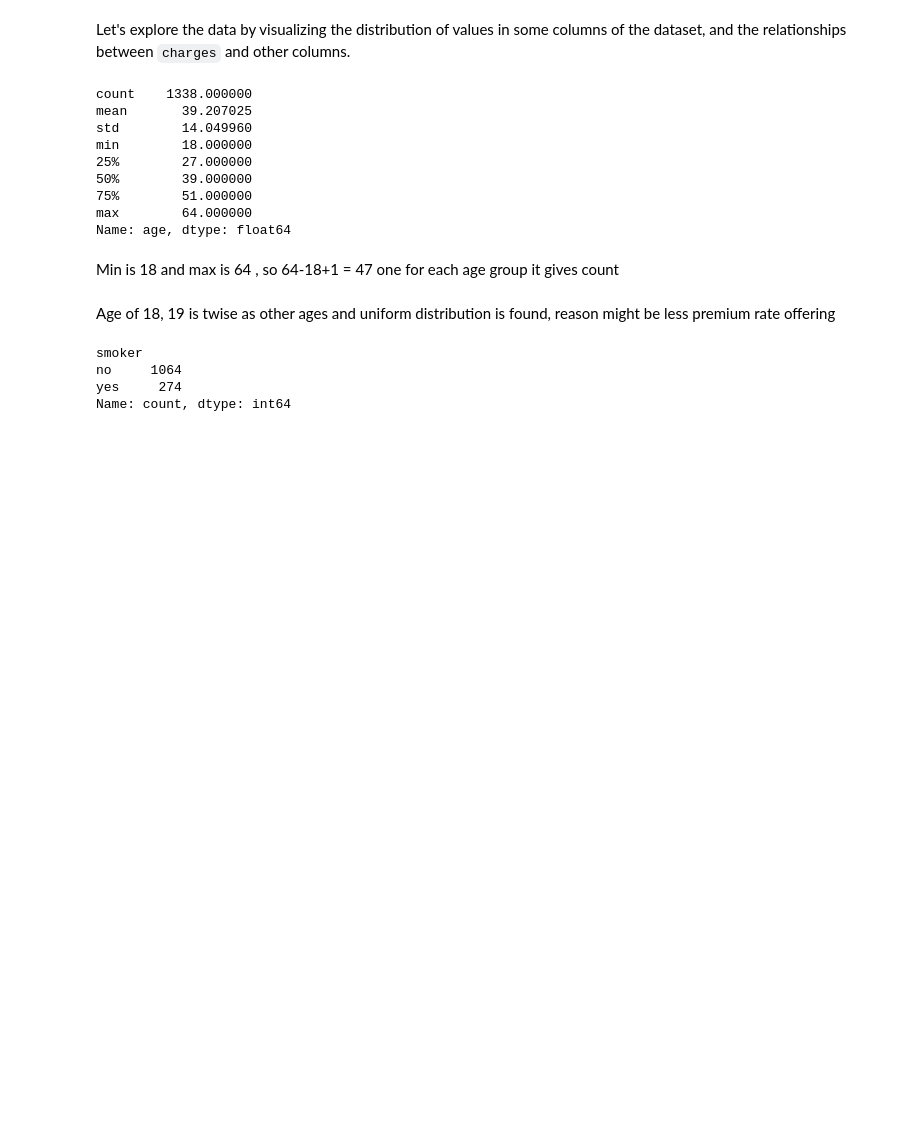
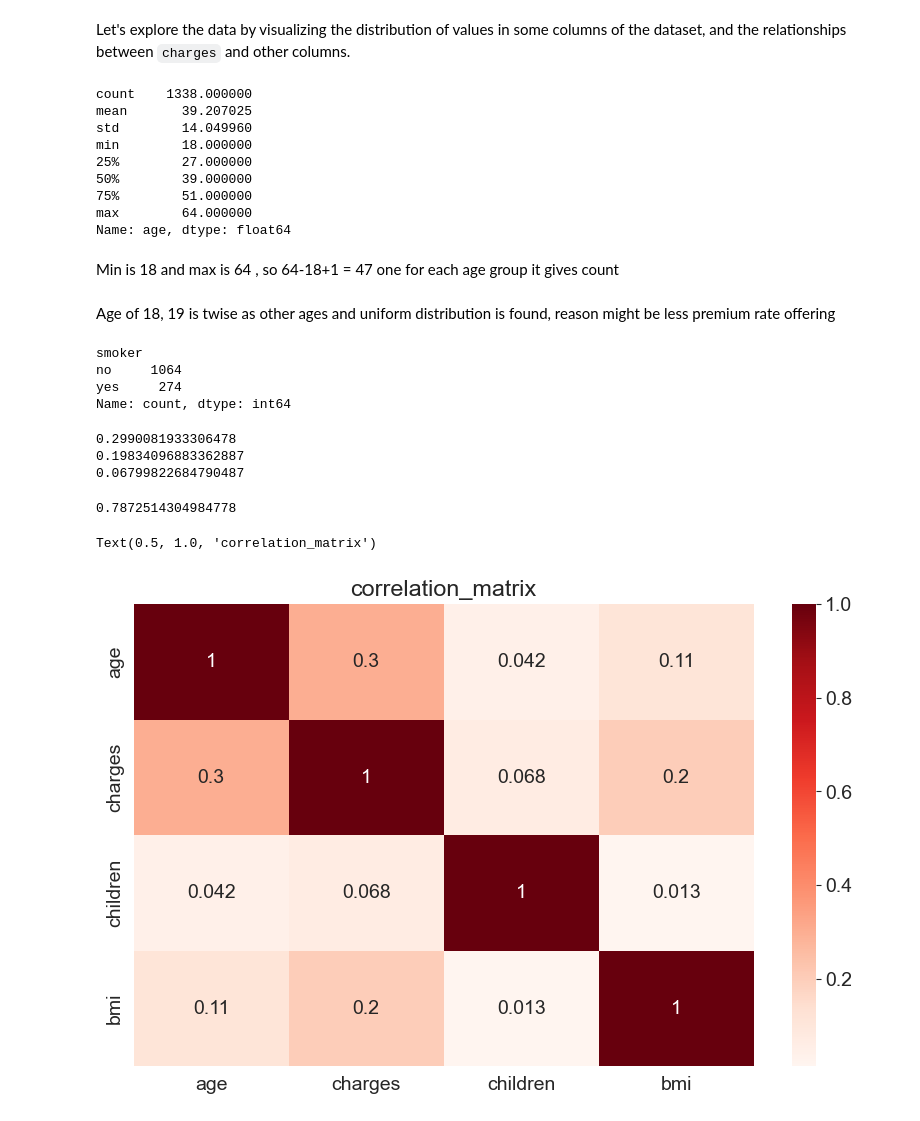
Before and after one commit to azrael-07/MachineLearningProjects, a Jupyter notebook: annual medical expenditure LR/meadicalExpenditure.ipynb, the cells around one changed output. Cells and saved outputs as stored; diff of their text form; code cells hidden in the pictures; blank space fills up the shorter version.

```diff
--- a/annual medical expenditure LR/meadicalExpenditure.ipynb
+++ b/annual medical expenditure LR/meadicalExpenditure.ipynb
@@ -135,0 +178,8 @@ fig.show()
+# %%
+print(df.charges.corr(df.age))
+print(df.charges.corr(df.bmi))
+print(df.charges.corr(df.children))
+# %% [output]
+0.2990081933306478
+0.19834096883362887
+0.06799822684790487
@@ -135,0 +189,10 @@ fig.show()
+# %%
+df.charges.corr(smoker_numeric)
+# %% [output]
+0.7872514304984778
+# %%
+sns.heatmap(df[['age','charges','children','bmi']].corr() , cmap = 'Reds', annot=True)
+plt.title("correlation_matrix")
+# %% [output]
+Text(0.5, 1.0, 'correlation_matrix')
+[figure, added]
```
Also changed, not shown: parts of 14 cells of this notebook.
